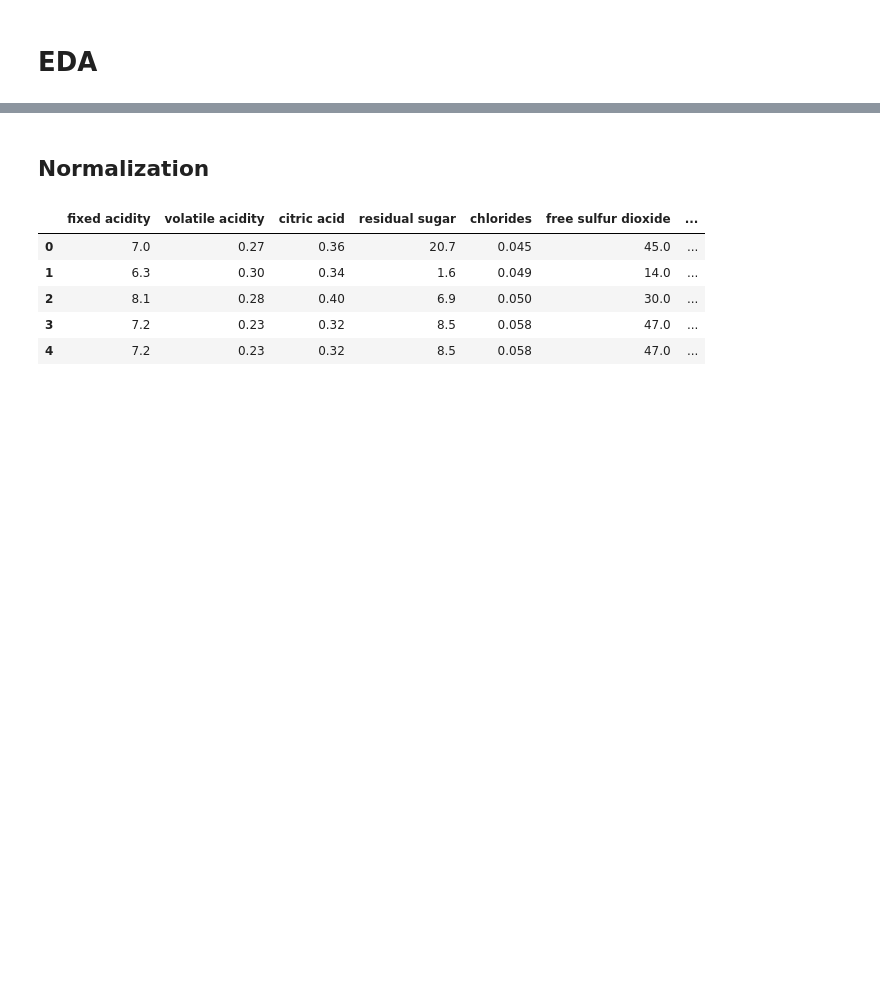
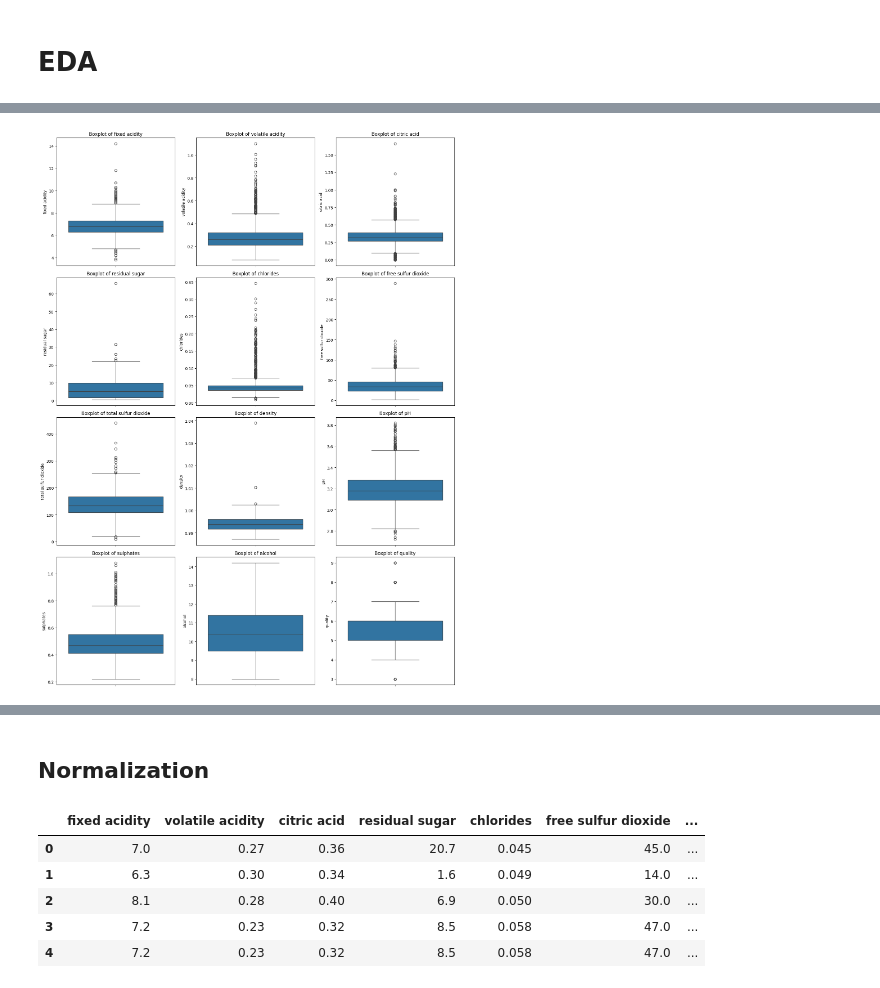
Before and after one commit to tiagosantos63390/pad_proj1, a Jupyter notebook: project1.ipynb, the cells around one changed output, grey strips where cells are left out. Saved outputs shown, nothing was run; the diff lists cells and outputs as text; code cells hidden in the pictures; blank space fills up the shorter version.

```diff
--- a/project1.ipynb
+++ b/project1.ipynb
@@ -157 +60,14 @@ plt.show()
+# %%
+""" features - box plots """
+plt.figure(figsize=(15, 20))
+
+for i, column in enumerate(white_wine.columns, 1):
+    plt.subplot(4, 3, i)
+    sns.boxplot(y=white_wine[column])
+    plt.title(f'Boxplot of {column}')
+    plt.tight_layout()
+
+plt.show()
+# %% [output]
+[figure, added]
 # %%
```
Also changed, not shown: parts of 20 cells of this notebook, 4 other files.
